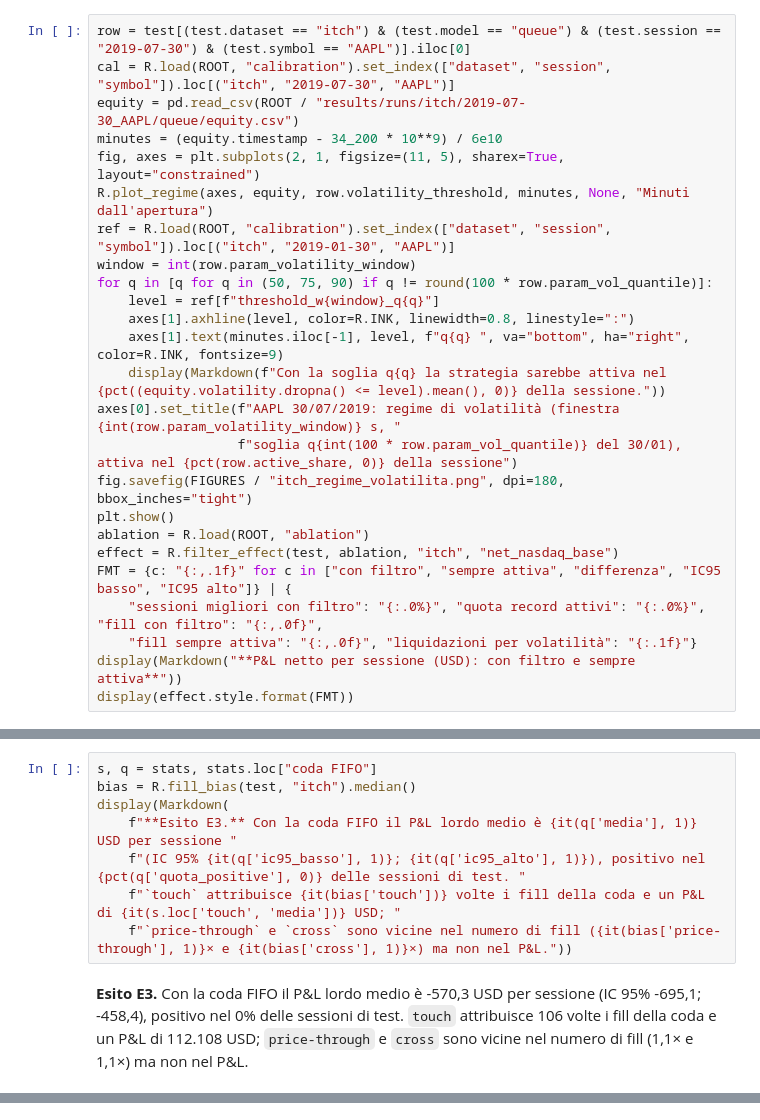
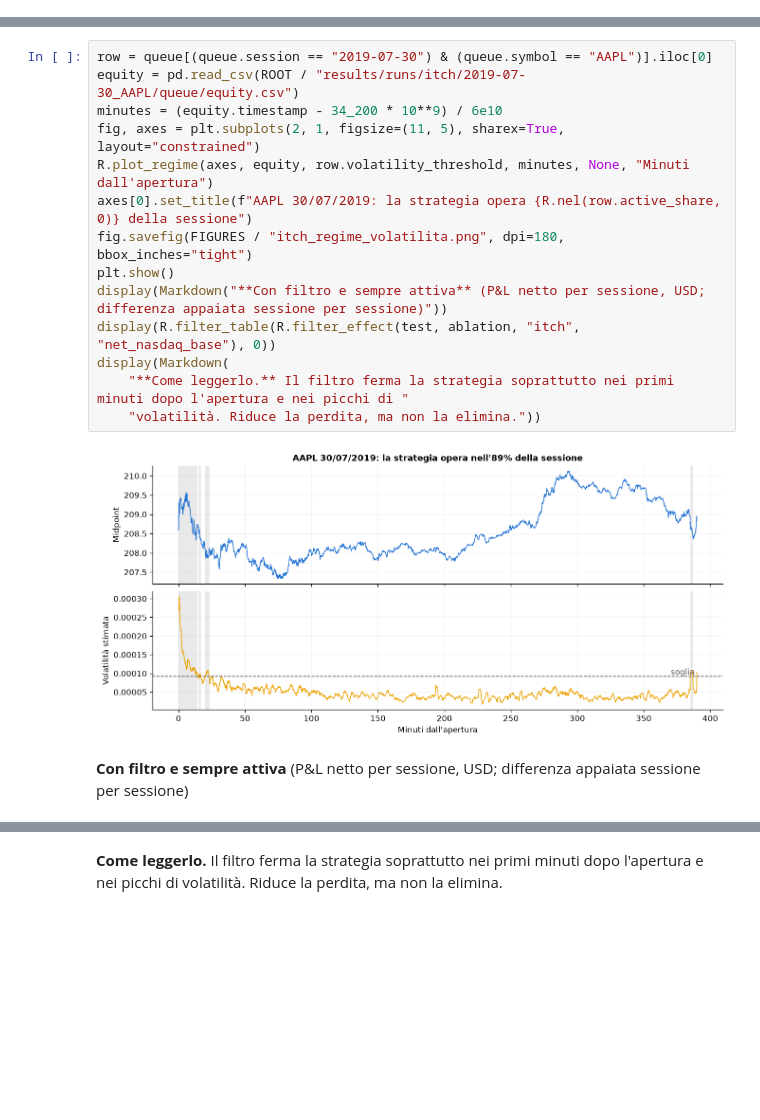
Before and after one commit to giuliobmb/lob-market-making-backtest, a Jupyter notebook: notebooks/04_l3_backtest.ipynb, the cells around one changed output, grey strips where cells are left out. Saved outputs shown, nothing was run; the diff lists cells and outputs as text; blank space fills up the shorter version.

```diff
--- a/notebooks/04_l3_backtest.ipynb
+++ b/notebooks/04_l3_backtest.ipynb
@@ -130,25 +149,0 @@ Su ITCH la volatilità è misurata in tempo di calendario: midpoint campionato o
-# %%
-row = test[(test.dataset == "itch") & (test.model == "queue") & (test.session == "2019-07-30") & (test.symbol == "AAPL")].iloc[0]
-cal = R.load(ROOT, "calibration").set_index(["dataset", "session", "symbol"]).loc[("itch", "2019-07-30", "AAPL")]
-equity = pd.read_csv(ROOT / "results/runs/itch/2019-07-30_AAPL/queue/equity.csv")
-minutes = (equity.timestamp - 34_200 * 10**9) / 6e10
-fig, axes = plt.subplots(2, 1, figsize=(11, 5), sharex=True, layout="constrained")
-R.plot_regime(axes, equity, row.volatility_threshold, minutes, None, "Minuti dall'apertura")
-ref = R.load(ROOT, "calibration").set_index(["dataset", "session", "symbol"]).loc[("itch", "2019-01-30", "AAPL")]
-window = int(row.param_volatility_window)
-for q in [q for q in (50, 75, 90) if q != round(100 * row.param_vol_quantile)]:
-    level = ref[f"threshold_w{window}_q{q}"]
-    axes[1].axhline(level, color=R.INK, linewidth=0.8, linestyle=":")
-    axes[1].text(minutes.iloc[-1], level, f"q{q} ", va="bottom", ha="right", color=R.INK, fontsize=9)
-    display(Markdown(f"Con la soglia q{q} la strategia sarebbe attiva nel {pct((equity.volatility.dropna() <= level).mean(), 0)} della sessione."))
-axes[0].set_title(f"AAPL 30/07/2019: regime di volatilità (finestra {int(row.param_volatility_window)} s, "
-                  f"soglia q{int(100 * row.param_vol_quantile)} del 30/01), attiva nel {pct(row.active_share, 0)} della sessione")
-fig.savefig(FIGURES / "itch_regime_volatilita.png", dpi=180, bbox_inches="tight")
-plt.show()
-ablation = R.load(ROOT, "ablation")
-effect = R.filter_effect(test, ablation, "itch", "net_nasdaq_base")
-FMT = {c: "{:,.1f}" for c in ["con filtro", "sempre attiva", "differenza", "IC95 basso", "IC95 alto"]} | {
-    "sessioni migliori con filtro": "{:.0%}", "quota record attivi": "{:.0%}", "fill con filtro": "{:,.0f}",
-    "fill sempre attiva": "{:,.0f}", "liquidazioni per volatilità": "{:.1f}"}
-display(Markdown("**P&L netto per sessione (USD): con filtro e sempre attiva**"))
-display(effect.style.format(FMT))
@@ -185,10 +150,17 @@ Parametri scelti in validazione: `{'imbalance': {'params': {'imbalance_threshold
-# %%
-s, q = stats, stats.loc["coda FIFO"]
-bias = R.fill_bias(test, "itch").median()
-display(Markdown(
-    f"**Esito E3.** Con la coda FIFO il P&L lordo medio è {it(q['media'], 1)} USD per sessione "
-    f"(IC 95% {it(q['ic95_basso'], 1)}; {it(q['ic95_alto'], 1)}), positivo nel {pct(q['quota_positive'], 0)} delle sessioni di test. "
-    f"`touch` attribuisce {it(bias['touch'])} volte i fill della coda e un P&L di {it(s.loc['touch', 'media'])} USD; "
-    f"`price-through` e `cross` sono vicine nel numero di fill ({it(bias['price-through'], 1)}× e {it(bias['cross'], 1)}×) ma non nel P&L."))
-# %% [output]
-**Esito E3.** Con la coda FIFO il P&L lordo medio è -570,3 USD per sessione (IC 95% -695,1; -458,4), positivo nel 0% delle sessioni di test. `touch` attribuisce 106 volte i fill della coda e un P&L di 112.108 USD; `price-through` e `cross` sono vicine nel numero di fill (1,1× e 1,1×) ma non nel P&L.
+# %%
+row = queue[(queue.session == "2019-07-30") & (queue.symbol == "AAPL")].iloc[0]
+equity = pd.read_csv(ROOT / "results/runs/itch/2019-07-30_AAPL/queue/equity.csv")
+minutes = (equity.timestamp - 34_200 * 10**9) / 6e10
+fig, axes = plt.subplots(2, 1, figsize=(11, 5), sharex=True, layout="constrained")
+R.plot_regime(axes, equity, row.volatility_threshold, minutes, None, "Minuti dall'apertura")
+axes[0].set_title(f"AAPL 30/07/2019: la strategia opera {R.nel(row.active_share, 0)} della sessione")
+fig.savefig(FIGURES / "itch_regime_volatilita.png", dpi=180, bbox_inches="tight")
+plt.show()
+display(Markdown("**Con filtro e sempre attiva** (P&L netto per sessione, USD; differenza appaiata sessione per sessione)"))
+display(R.filter_table(R.filter_effect(test, ablation, "itch", "net_nasdaq_base"), 0))
+display(Markdown(
+    "**Come leggerlo.** Il filtro ferma la strategia soprattutto nei primi minuti dopo l'apertura e nei picchi di "
+    "volatilità. Riduce la perdita, ma non la elimina."))
+# %% [output]
+[figure, added]
+**Con filtro e sempre attiva** (P&L netto per sessione, USD; differenza appaiata sessione per sessione)
@@ -194,0 +173 @@ display(Markdown(
+**Come leggerlo.** Il filtro ferma la strategia soprattutto nei primi minuti dopo l'apertura e nei picchi di volatilità. Riduce la perdita, ma non la elimina.
```
Also changed, not shown: parts of 21 cells of this notebook, 22 other files.
